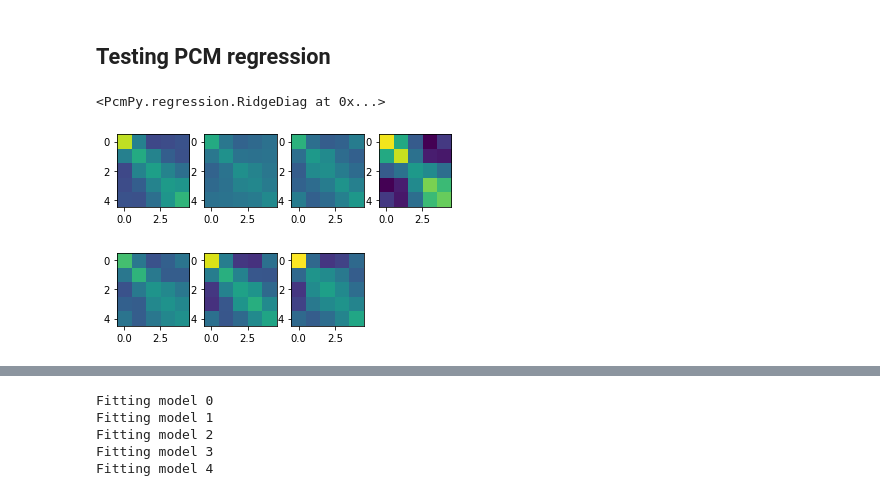
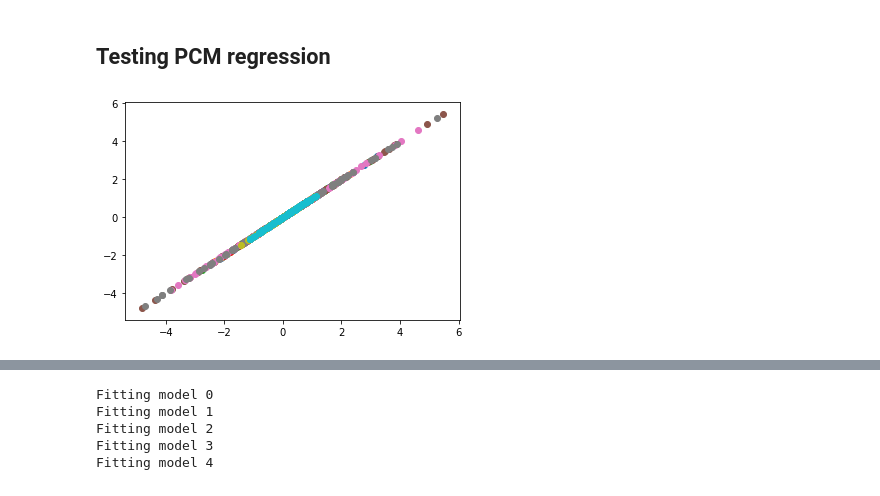
Before and after one commit to DiedrichsenLab/PcmPy, a Jupyter notebook: demos/test_regression.ipynb, the cells around one changed output, grey strips where cells are left out. Drawn from its saved outputs; the diff is of its cells as text; code cells hidden in the pictures.

Commit message:
testing Ridge

```diff
--- a/demos/test_regression.ipynb
+++ b/demos/test_regression.ipynb
@@ -15,21 +17,16 @@ Z,Y,U,comp = pickle.load(f)
 f.close()
 # %%
 # Build the datasets from the Data and condition vectors
-A = pcm.regression.RidgeDiag(comp, fit_intercept = True)
-A.optimize_regularization(Z,Y)
-A.fit(Z,Y)
-Yp = A.predict(Z)
+M1 = pcm.regression.RidgeDiag(comp, fit_intercept = False)
+M1.optimize_regularization(Z,Y)
+M1.fit(Z,Y)
+Y1 = M1.predict(Z)
+
+M2 = Ridge(alpha=1,fit_intercept=False)
+M2.fit(Z,Y)
+Y2 = M2.predict(Z)
+
+for i in range(10):
+    plt.scatter(M1.coef_[i,:],M2.coef_[:,i])
+# %% [output]
+[figure, added]
-# %%
-# Estimate and plot the second moment matrices across all data sets
-A
-# %% [output]
-<PcmPy.regression.RidgeDiag at 0x...>
-# %%
-# show all second moment matrices
-vmin = G_hat.min()
-vmax = G_hat.max()
-for i in range(N):
-    plt.subplot(2,4,i+1)
-    plt.imshow(G_hat[i,:,:],vmin=vmin,vmax=vmax)
-# %% [output]
-[figure, removed]
```
Also changed, not shown: parts of 7 cells of this notebook, 2 other files.
